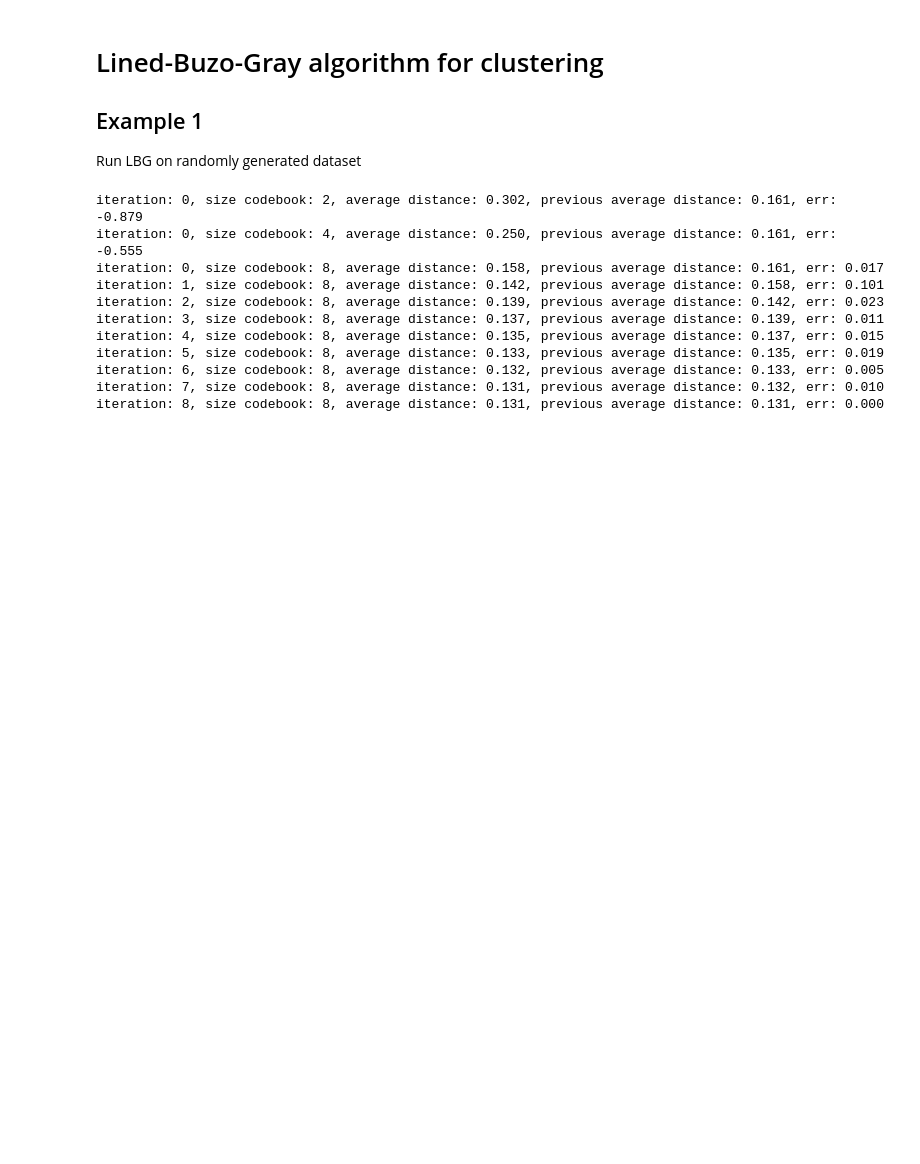
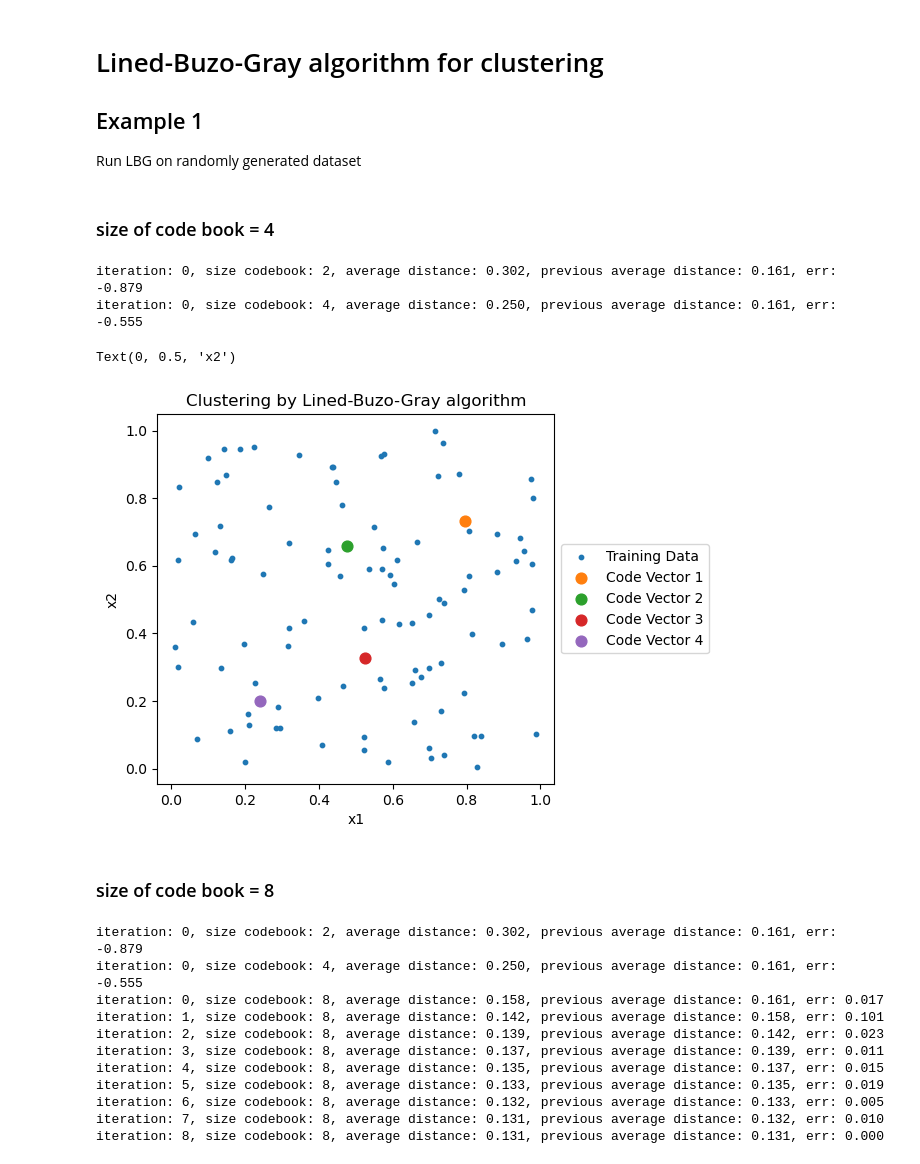
Before and after one commit to yaminww/LBG_algorithm_from_scratch, a Jupyter notebook: lbg_example.ipynb, the cells around one changed output. Drawn from its saved outputs; the diff is of its cells as text; code cells hidden in the pictures; blank space fills up the shorter version.

```diff
--- a/lbg_demonstration.ipynb
+++ b/lbg_example.ipynb
@@ -7,6 +8,39 @@ Run LBG on randomly generated dataset
 import numpy as np
 np.random.seed(0)
 training_data = np.random.rand(100, 2)
+# %% [markdown]
+### size of code book = 4
+# %%
+# import function and run on training data
+import lbg
+codebook, abs_weights, rel_weights = lbg.generate_codebook(data=training_data, size_codebook=4, epsilon=0.00001, verbose=True)
+# %% [output]
+iteration: 0, size codebook: 2, average distance: 0.302, previous average distance: 0.161, err: -0.879
+iteration: 0, size codebook: 4, average distance: 0.250, previous average distance: 0.161, err: -0.555
+# %%
+# visualize results
+import matplotlib.pyplot as plt
+
+f, ax = plt.subplots()
+
+ax.scatter(training_data[:, 0], training_data[:, 1], label='Training Data', s=10)
+
+for codevec_idx, codevec in enumerate(codebook):
+    ax.scatter(codevec[0], codevec[1], label=f'Code Vector {codevec_idx+1}', s=60)
+
+# adjust legend
+box = ax.get_position()
+ax.set_position([box.x0, box.y0, box.width * 0.8, box.height])
+ax.legend(loc='center left', bbox_to_anchor=(1, 0.5))
+
+ax.set_title('Clustering by Lined-Buzo-Gray algorithm')
+ax.set_xlabel('x1')
+ax.set_ylabel('x2')
+# %% [output]
+Text(0, 0.5, 'x2')
+[figure, added]
+# %% [markdown]
+### size of code book = 8
 # %%
 # import function and run on training data
 import lbg
```
Also changed, not shown: 2 other files.
